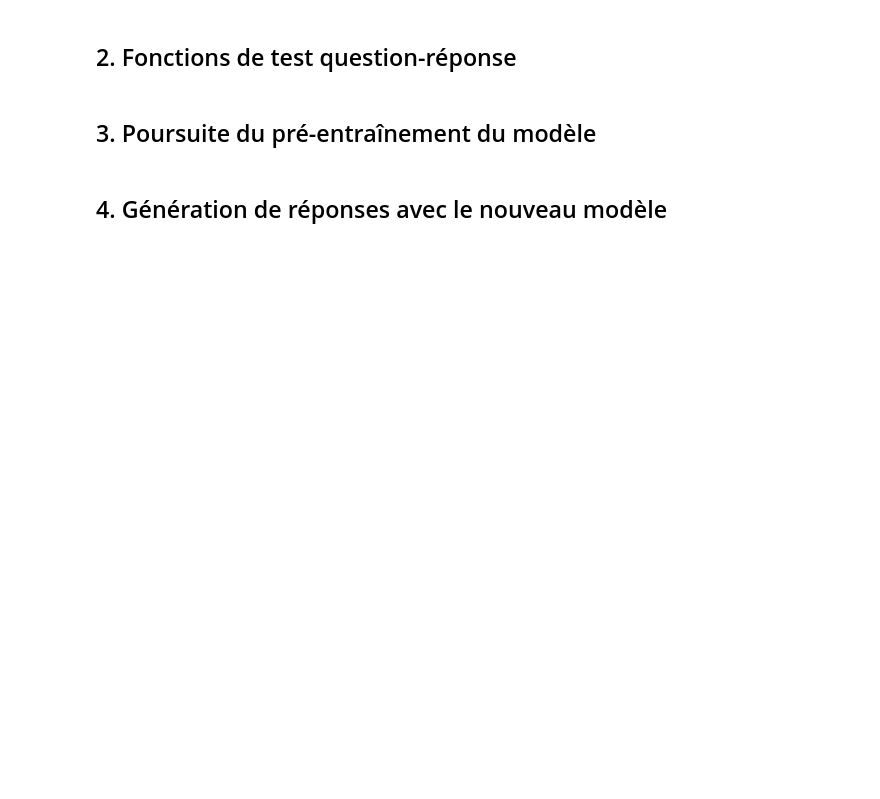
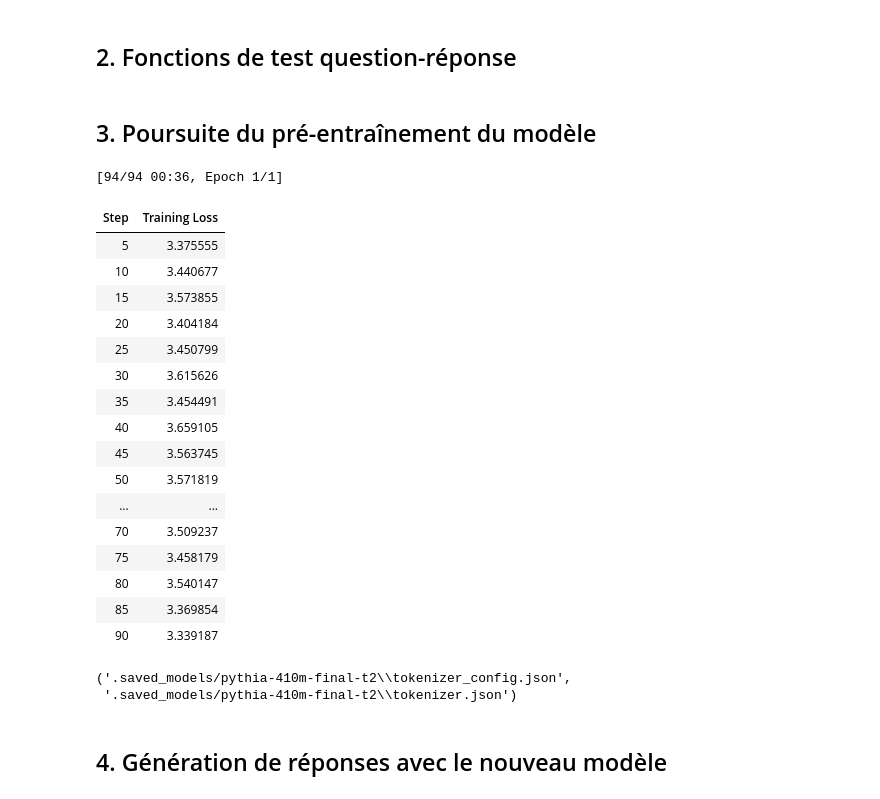
Before and after one commit to FrancoisDuguayG/IFT-7022-travail-2, a Jupyter notebook: t2_pretraining.ipynb, the cells around one changed output. Cells and saved outputs as stored; diff of their text form; code cells hidden in the pictures; blank space fills up the shorter version.

```diff
--- a/t2_pretraining.ipynb
+++ b/t2_pretraining.ipynb
@@ -16,2 +67,68 @@ NOTE: Il est important de sauvegarder le modèle pré-entraîné dans cette tâc
+# %%
+def tokenize_function(examples):
+    return tokenizer(
+        examples["text"],
+        truncation=True,
+        max_length=512,
+        padding="max_length"
+    )
+
+tokenized_datasets = dataset.map(
+    tokenize_function,
+    batched=True,
+    remove_columns=dataset["train"].column_names
+)
+
+data_collator = DataCollatorForLanguageModeling(
+    tokenizer=tokenizer,
+    mlm=False
+)
+# %%
+training_args = TrainingArguments(
+    output_dir="checkpoints/pythia-410m-finetuned-t2",
+    num_train_epochs=1,
+    per_device_train_batch_size=8,   # Ajuster selon la VRAM disponible
+    gradient_accumulation_steps=1,
+    learning_rate=1e-6,
+    weight_decay=0.1,
+    save_steps=20,
+    logging_steps=5,
+    fp16=False,    # Doit être désactivé sur RTX 4070 pour utiliser bf16
+    bf16=True,
+    max_grad_norm=1.0
+)
+
+trainer = Trainer(
+    model=model,
+    args=training_args,
+    train_dataset=tokenized_datasets["train"],
+    data_collator=data_collator,
+)
+# %%
+trainer.train()
+
+trainer.save_model("saved_models/pythia-410m-final-t2")
+tokenizer.save_pretrained(".saved_models/pythia-410m-final-t2")
+# %% [output]
+[94/94 00:36, Epoch 1/1]
+| Step | Training Loss |
+| 5 | 3.375555 |
+| 10 | 3.440677 |
+| 15 | 3.573855 |
+| 20 | 3.404184 |
+| 25 | 3.450799 |
+| 30 | 3.615626 |
+| 35 | 3.454491 |
+| 40 | 3.659105 |
+| 45 | 3.563745 |
+| 50 | 3.571819 |
+| ... | ... |
+| 70 | 3.509237 |
+| 75 | 3.458179 |
+| 80 | 3.540147 |
+| 85 | 3.369854 |
+| 90 | 3.339187 |
+('.saved_models/pythia-410m-final-t2\\tokenizer_config.json',
+ '.saved_models/pythia-410m-final-t2\\tokenizer.json')
 # %% [markdown]
 ## 4. Génération de réponses avec le nouveau modèle
```
Also changed, not shown: parts of 8 cells of this notebook, 1 other file.
